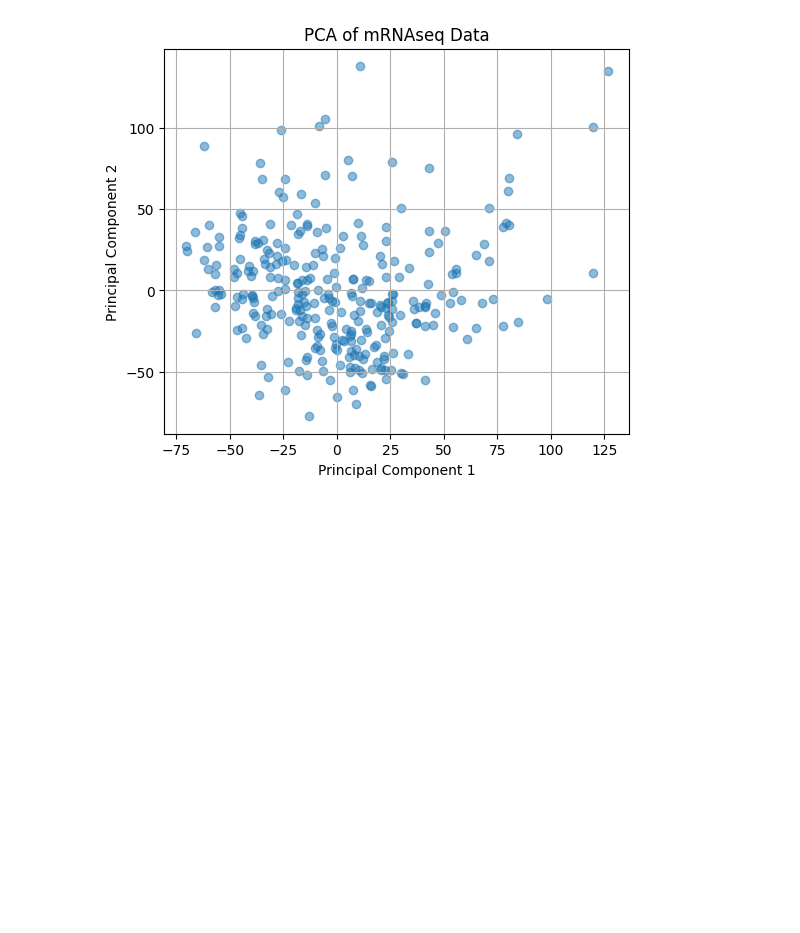
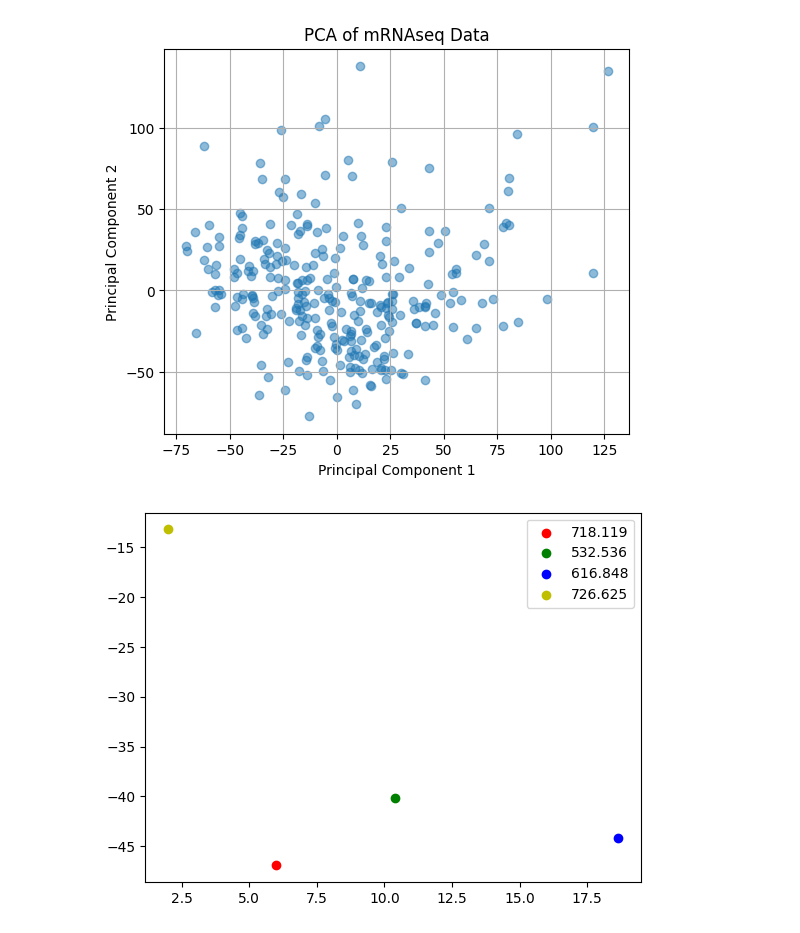
Before and after one commit to tiagomiranda24/Ext_Conhe_Dados_Biologicos, a Jupyter notebook: trabalho_fase3_python.ipynb, the cells around one changed output. Saved outputs shown, nothing was run; the diff lists cells and outputs as text; code cells hidden in the pictures; blank space fills up the shorter version.

Commit message:
reorganizado imports; adicionado código Tiago: KMeans

```diff
--- a/trabalho_fase3_python.ipynb
+++ b/trabalho_fase3_python.ipynb
@@ -280,15 +285,12 @@ from sklearn.decomposition import PCA
 pca = PCA(n_components=20)
 X_r = pca.fit(data_mrnaseq).transform(data_mrnaseq)
 # %%
-from sklearn.preprocessing import StandardScaler
-from sklearn.decomposition import PCA
-
 # Normalização dos dados
 scaler = StandardScaler()
 data_mrnaseq_normalized = scaler.fit_transform(data_mrnaseq)
 
 # Aplicação do PCA nos dados normalizados
-pca = PCA(n_components=20)
+pca = PCA(n_components=24)
 X_r = pca.fit_transform(data_mrnaseq_normalized)
 # %%
 print(pca.explained_variance_ratio_)
@@ -342,3 +344,17 @@ plt.grid(True)
 plt.show()
 # %% [output]
 [figure]
+# %%
+meta_var = data_mrnaseq.loc[:,"ZWILCH"]
+meta_values = meta_var.unique()
+
+plt.figure()
+for c, name in zip("rgby", meta_values):
+    plt.scatter(X_r[meta_var == name, 0], X_r[meta_var == name, 1], c=c, label=name)
+plt.legend()
+plt.show()
+# conseguindo perceber que não existe uma diferenciação claras entre os diferentes estadios
+#grafico score plot....novo posicionamento após realização de PCA
+# ateves da analise do graffico não é posivel
+# %% [output]
+[figure, added]
```
Also changed, not shown: parts of 8 cells of this notebook.
